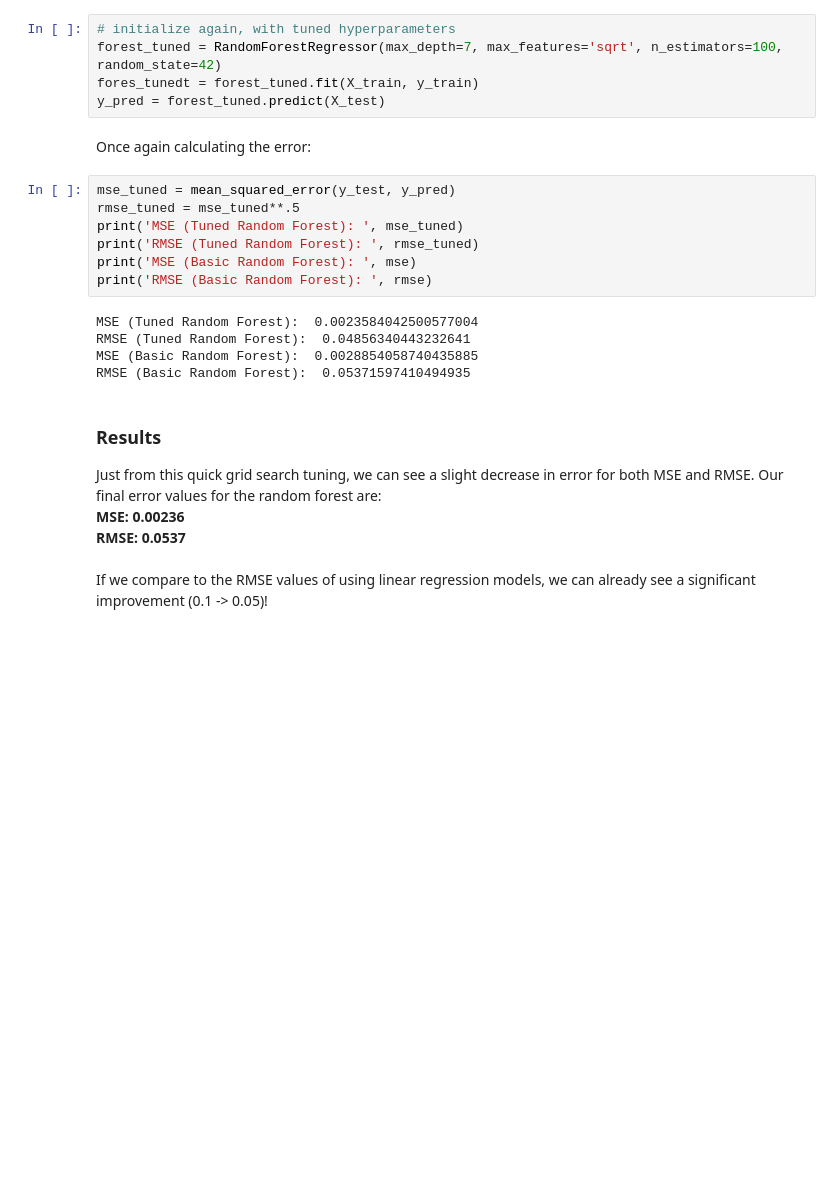
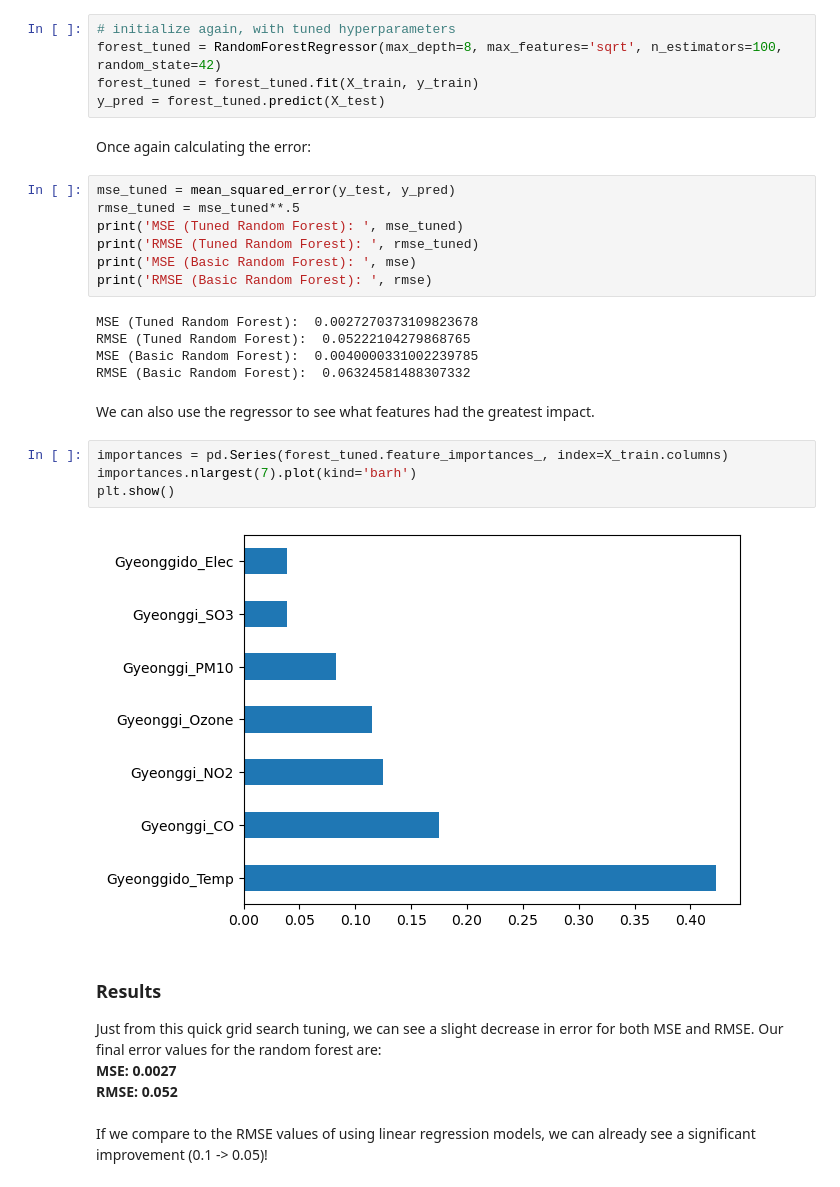
Before and after one commit to kevinjin21/AIMLProjects, a Jupyter notebook: Capstone/Modeling.ipynb, the cells around one changed output. Saved outputs shown, nothing was run; the diff lists cells and outputs as text; blank space fills up the shorter version.

```diff
--- a/Capstone/Modeling.ipynb
+++ b/Capstone/Modeling.ipynb
@@ -483,8 +520,8 @@ print(result.best_params_)
 Let's see how it performs on the data we previously used:
 # %%
 # initialize again, with tuned hyperparameters
-forest_tuned = RandomForestRegressor(max_depth=7, max_features='sqrt', n_estimators=100, random_state=42)
-fores_tunedt = forest_tuned.fit(X_train, y_train)
+forest_tuned = RandomForestRegressor(max_depth=8, max_features='sqrt', n_estimators=100, random_state=42)
+forest_tuned = forest_tuned.fit(X_train, y_train)
 y_pred = forest_tuned.predict(X_test)
 # %% [markdown]
 Once again calculating the error:
@@ -496,16 +533,24 @@ print('RMSE (Tuned Random Forest): ', rmse_tuned)
 print('MSE (Basic Random Forest): ', mse)
 print('RMSE (Basic Random Forest): ', rmse)
 # %% [output]
-MSE (Tuned Random Forest):  0.0023584042500577004
-RMSE (Tuned Random Forest):  0.04856340443232641
-MSE (Basic Random Forest):  0.0028854058740435885
-RMSE (Basic Random Forest):  0.05371597410494935
+MSE (Tuned Random Forest):  0.0027270373109823678
+RMSE (Tuned Random Forest):  0.05222104279868765
+MSE (Basic Random Forest):  0.0040000331002239785
+RMSE (Basic Random Forest):  0.06324581488307332
+# %% [markdown]
+We can also use the regressor to see what features had the greatest impact.
+# %%
+importances = pd.Series(forest_tuned.feature_importances_, index=X_train.columns)
+importances.nlargest(7).plot(kind='barh')
+plt.show()
+# %% [output]
+[figure, added]
 # %% [markdown]
 ### Results
 Just from this quick grid search tuning, we can see a slight decrease in error for both MSE and RMSE. Our final error values for the random forest are:
 <br>
-<b>MSE: 0.00236
+<b>MSE: 0.0027
 <br>
-RMSE: 0.0537</b>
+RMSE: 0.052</b>
 <br><br>
 If we compare to the RMSE values of using linear regression models, we can already see a significant improvement (0.1 -> 0.05)!
```
Also changed, not shown: parts of 63 cells of this notebook.
